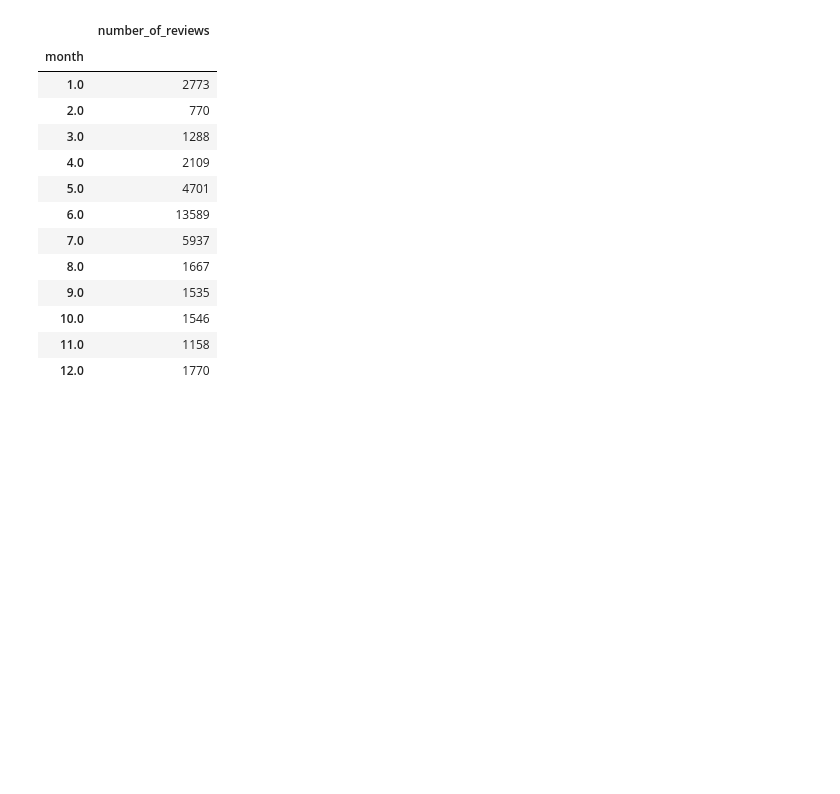
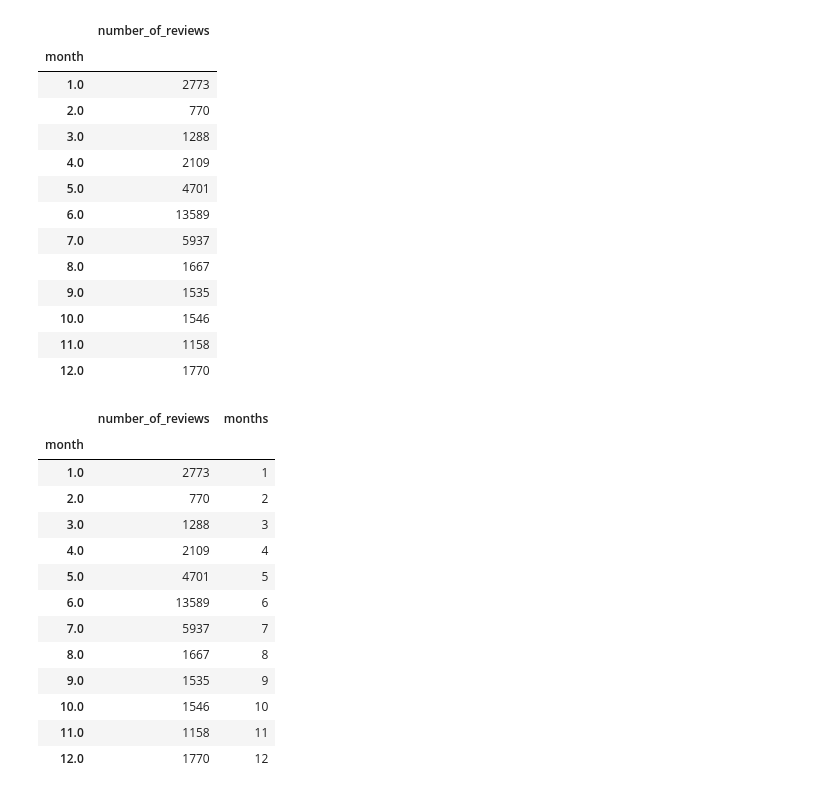
Before and after one commit to Sardaruzma/Airbnb_EDA, a Jupyter notebook: Airbnb_EDA_Project.ipynb, the cells around one changed output. Saved outputs shown, nothing was run; the diff lists cells and outputs as text; code cells hidden in the pictures; blank space fills up the shorter version.

```diff
--- a/Airbnb_EDA_Project.ipynb
+++ b/Airbnb_EDA_Project.ipynb
@@ -445,3 +475,22 @@ df_calendar
 | 10.0 | 1546 |
 | 11.0 | 1158 |
 | 12.0 | 1770 |
+# %%
+m=[1,2,3,4,5,6,7,8,9,10,11,12]
+df_calendar["months"]=m
+df_calendar
+# %% [output]
+|  | number_of_reviews | months |
+| month |  |  |
+| 1.0 | 2773 | 1 |
+| 2.0 | 770 | 2 |
+| 3.0 | 1288 | 3 |
+| 4.0 | 2109 | 4 |
+| 5.0 | 4701 | 5 |
+| 6.0 | 13589 | 6 |
+| 7.0 | 5937 | 7 |
+| 8.0 | 1667 | 8 |
+| 9.0 | 1535 | 9 |
+| 10.0 | 1546 | 10 |
+| 11.0 | 1158 | 11 |
+| 12.0 | 1770 | 12 |
```
Also changed, not shown: parts of 9 cells of this notebook.
